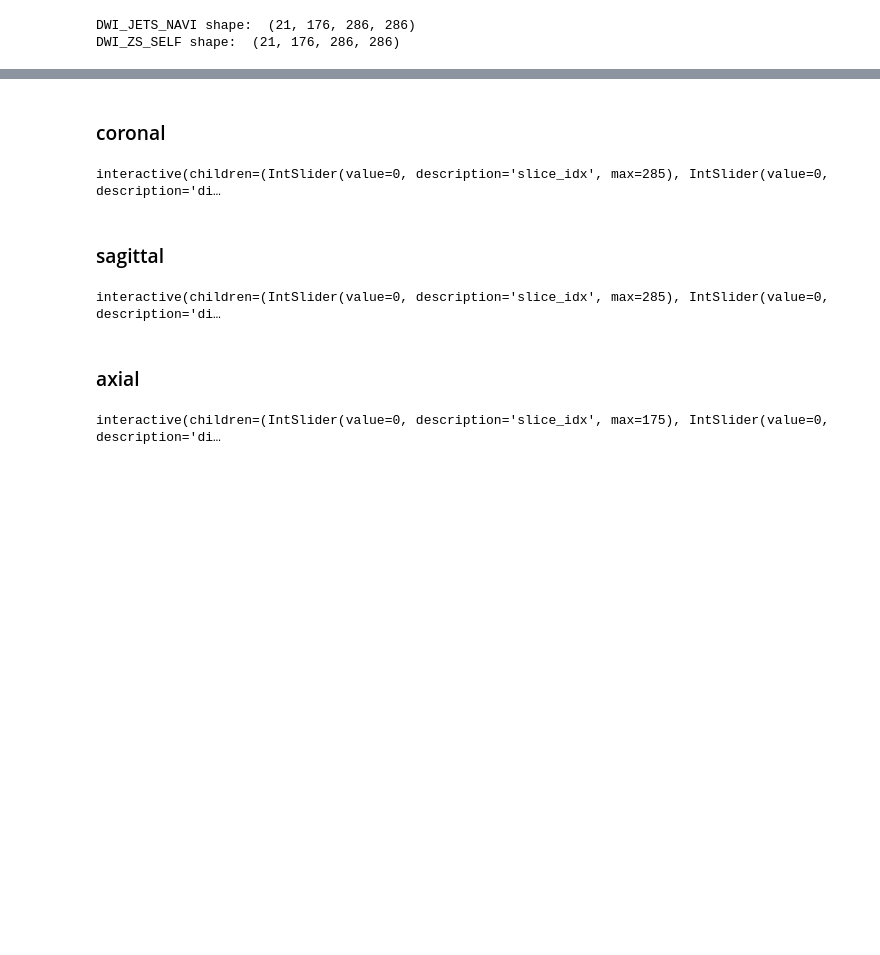
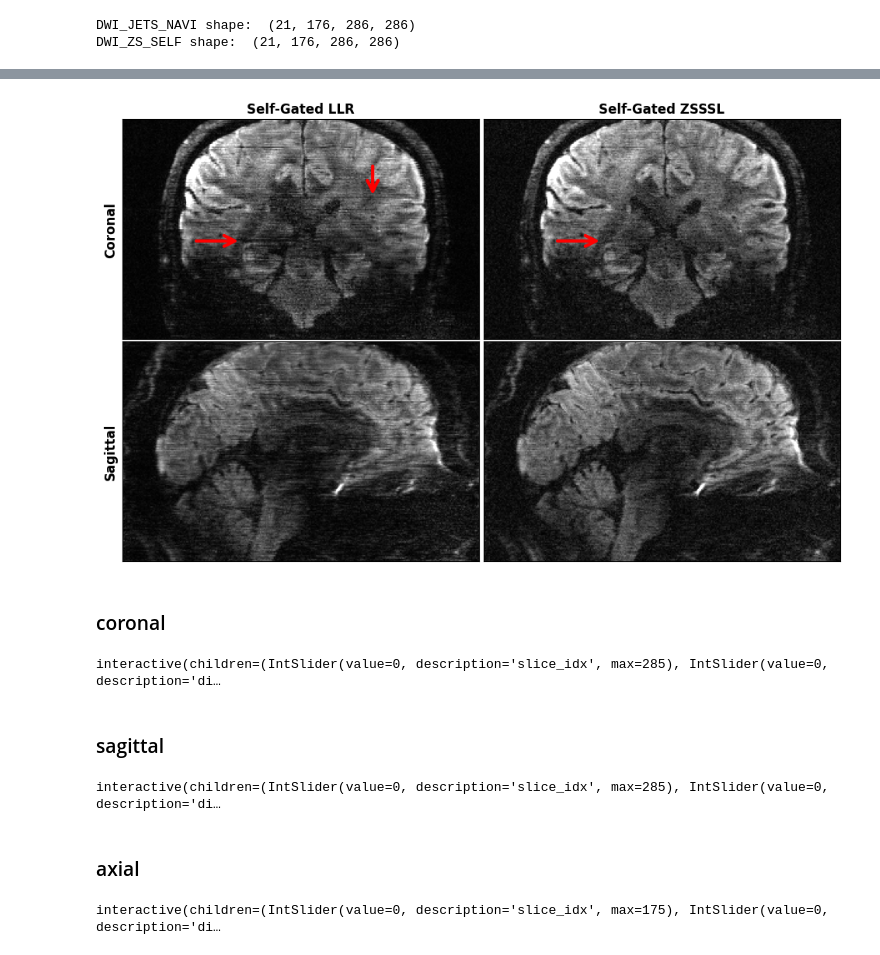
Before and after one commit to ZhengguoTan/DeepDWI, a Jupyter notebook: figures/motion/plot.ipynb, the cells around one changed output, grey strips where cells are left out. Cells and saved outputs as stored; diff of their text form; code cells hidden in the pictures; blank space fills up the shorter version.

```diff
--- a/figures/motion/plot.ipynb
+++ b/figures/motion/plot.ipynb
@@ -27,3 +124,69 @@ DWI_ZS_SELF shape:  (21, 176, 286, 286)
+# %%
+N_row, N_col = 2, 2
+
+f, ax = plt.subplots(N_row, N_col, figsize=(N_col*6, N_row*6*(N_z/N_x)))
+
+diff_idx = 11
+
+cor_slice_idx = 124
+sag_slice_idx = 150
+
+fontsize = 12
+
+# cor
+img = abs(np.flip(DWI_JETS_SELF[diff_idx, :, cor_slice_idx, :], axis=-2))
+ax[0][0].imshow(img,
+                cmap='gray', interpolation=None,
+                vmin=0, vmax=np.amax(img)*0.6)
+
+img = abs(np.flip(DWI_ZS_SELF[diff_idx, :, cor_slice_idx, :], axis=-2))
+ax[0][1].imshow(img,
+                cmap='gray', interpolation=None,
+                vmin=0, vmax=np.amax(img)*0.6)
+
+
+ax[0][0].annotate("", xy=(0.33*N_x, 0.55*N_z), xytext=(0.20*N_x, 0.55*N_z),
+                   arrowprops=dict(arrowstyle="->", color='r', linewidth=3,
+                                   mutation_scale=25))
+
+ax[0][1].annotate("", xy=(0.33*N_x, 0.55*N_z), xytext=(0.20*N_x, 0.55*N_z),
+                   arrowprops=dict(arrowstyle="->", color='r', linewidth=3,
+                                   mutation_scale=25))
+
+ax[0][0].annotate("", xy=(0.70*N_x, 0.35*N_z), xytext=(0.70*N_x, 0.20*N_z),
+                   arrowprops=dict(arrowstyle="->", color='r', linewidth=3,
+                                   mutation_scale=25))
+
+# sag
+img = abs(np.flip(DWI_JETS_SELF[diff_idx, :, :, sag_slice_idx], axis=-2))
+ax[1][0].imshow(img,
+                cmap='gray', interpolation=None,
+                vmin=0, vmax=np.amax(img)*0.6)
+
+img = abs(np.flip(DWI_ZS_SELF[diff_idx, :, :, sag_slice_idx], axis=-2))
+ax[1][1].imshow(img,
+                cmap='gray', interpolation=None,
+                vmin=0, vmax=np.amax(img)*0.6)
+
+
+
+for m in range(N_row):
+    for n in range(N_col):
+        ax[m][n].axes.xaxis.set_ticks([])
+        ax[m][n].axes.yaxis.set_ticks([])
+
+        ax[m][n].axes.xaxis.set_ticks([])
+        ax[m][n].axes.yaxis.set_ticks([])
+
+ax[0][0].set_title('Self-Gated LLR', fontsize=fontsize, weight='bold')
+ax[0][1].set_title('Self-Gated ZSSSL', fontsize=fontsize, weight='bold')
+
+ax[0][0].set_ylabel('Coronal', fontsize=fontsize, weight='bold')
+ax[1][0].set_ylabel('Sagittal', fontsize=fontsize, weight='bold')
+
+plt.subplots_adjust(wspace=0, hspace=0.01)
+# %% [output]
+[figure, added]
 # %% [markdown]
 ### coronal
 # %%
```
Also changed, not shown: parts of 6 cells of this notebook, 13 other files.
